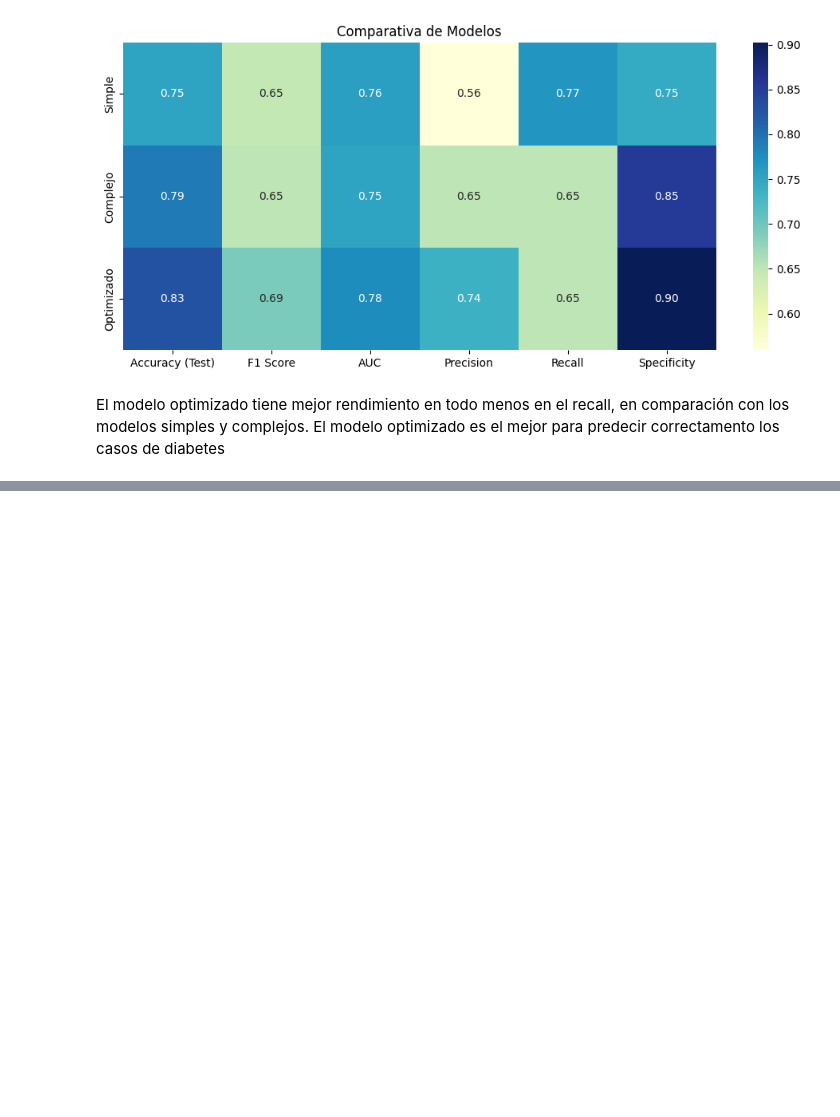
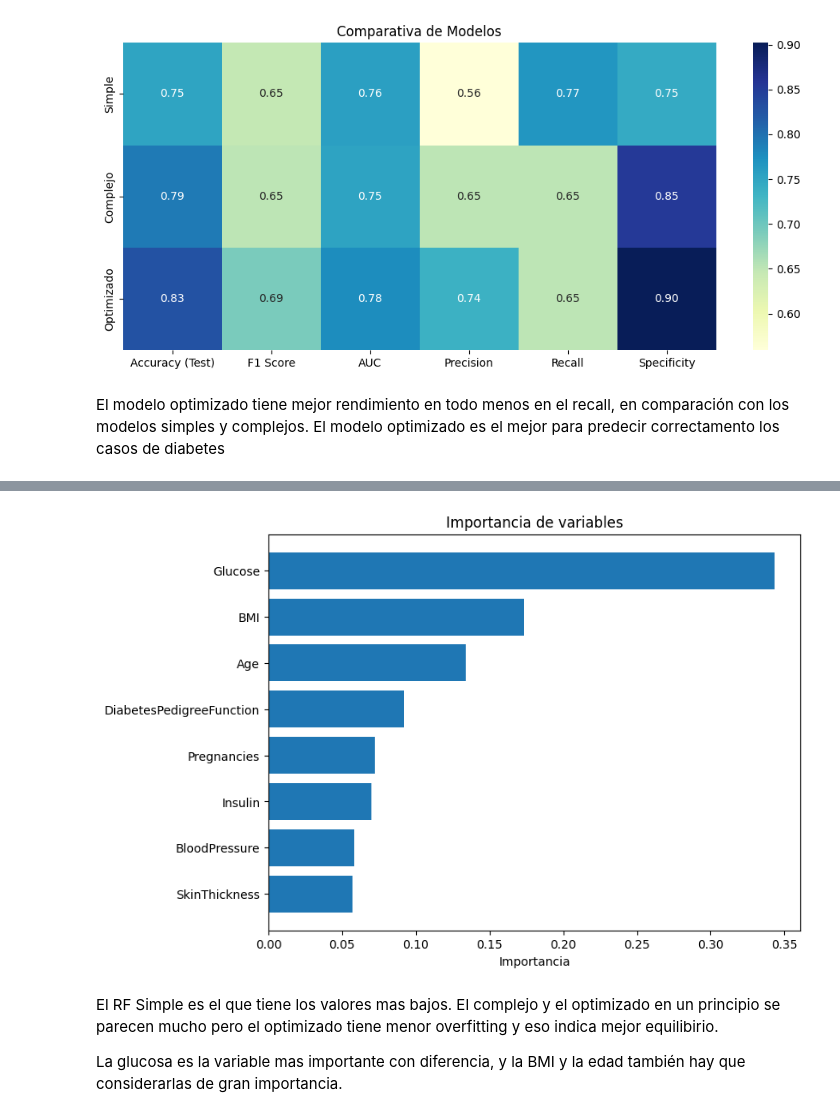
Before and after one commit to 4GeeksAcademy/esanchez_boosting, a Jupyter notebook: src/explore.ipynb, the cells around one changed output, grey strips where cells are left out. Saved outputs shown, nothing was run; the diff lists cells and outputs as text; code cells hidden in the pictures; blank space fills up the shorter version.

```diff
--- a/src/explore.ipynb
+++ b/src/explore.ipynb
@@ -347,0 +356,3 @@ El modelo optimizado tiene mejor rendimiento en todo menos en el recall, en comp
+# %%
+modelrandom = RandomForestClassifier(random_state= 42)
+modelrandom.fit(X_train, y_train)
@@ -347,0 +429,13 @@ El modelo optimizado tiene mejor rendimiento en todo menos en el recall, en comp
+# %%
+#buscamos los mejores hiperparámetros
+param_grid_rf = {
+    'n_estimators': [50, 100, 200],
+    'max_depth': [None, 10, 20],
+    'min_samples_leaf': [1, 5, 10],
+    'max_features': ['sqrt', 'log2', 0.5]
+}
+# Crear el modelo y la búsqueda
+rf = RandomForestClassifier(random_state=42)
+grid_search_rf = GridSearchCV(rf, param_grid_rf, cv=5, scoring='accuracy')
+grid_search_rf.fit(X_train, y_train)
+print("Mejores parámetros:", grid_search_rf.best_params_)
@@ -347,0 +444,11 @@ El modelo optimizado tiene mejor rendimiento en todo menos en el recall, en comp
+# %%
+# Modelo con los mejores parámetros
+best_rf = RandomForestClassifier(
+    max_depth=10,
+    max_features='sqrt',
+    min_samples_leaf=5,
+    n_estimators=100,
+    random_state=42
+)
+# Entrenamiento
+best_rf.fit(X_train, y_train)
@@ -347,0 +520,7 @@ El modelo optimizado tiene mejor rendimiento en todo menos en el recall, en comp
+# %%
+#observamos las importancias
+importances = best_rf.feature_importances_
+features = X_train.columns
+feature_importances = {feat: imp for feat, imp in zip(features, importances)}
+feature_importances = dict(sorted(feature_importances.items(), key=lambda x: x[1], reverse=True))
+feature_importances
@@ -347,0 +536,14 @@ El modelo optimizado tiene mejor rendimiento en todo menos en el recall, en comp
+# %%
+#graficamos las importancias
+plt.figure(figsize=(8,6))
+plt.barh(list(feature_importances.keys()), list(feature_importances.values()))
+plt.gca().invert_yaxis()
+plt.xlabel('Importancia')
+plt.title('Importancia de variables')
+plt.show()
+# %% [output]
+[figure, added]
+# %% [markdown]
+El RF Simple es el que tiene los valores mas bajos. El complejo y el optimizado en un principio se parecen mucho pero el optimizado tiene menor overfitting y eso indica mejor equilibirio.
+
+La glucosa es la variable mas importante con diferencia, y la BMI y la edad también hay que considerarlas de gran importancia.
```
Also changed, not shown: parts of 14 cells of this notebook.
